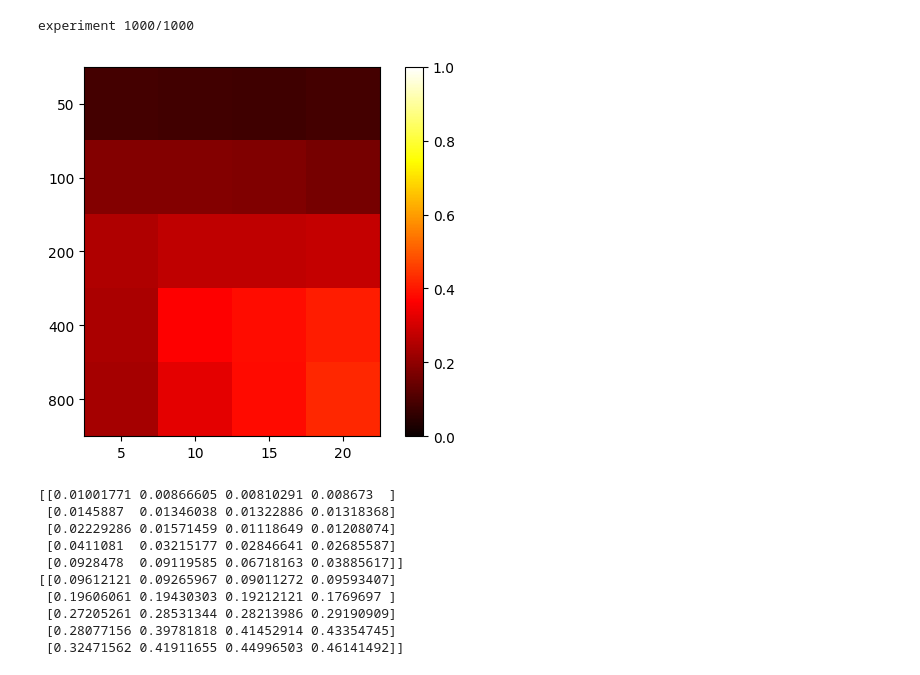
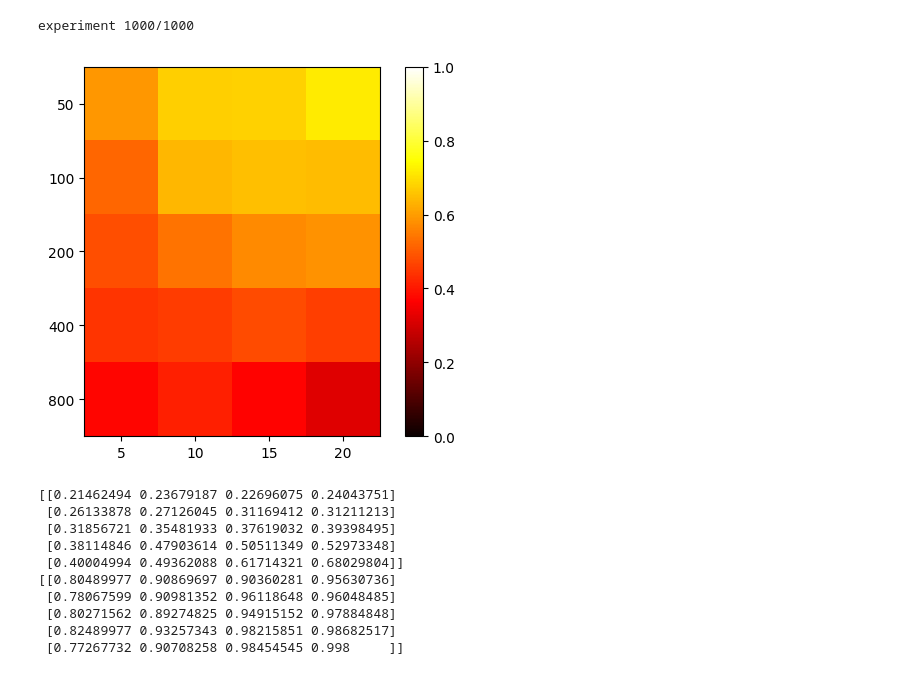
Before and after one commit to inagege/ImprovingSubgroupDiscovery, a Jupyter notebook: PRIM_Performance_Analyzing/PRIM_Baseline.ipynb, the cells around one changed output. Saved outputs shown, nothing was run; the diff lists cells and outputs as text; code cells hidden in the pictures.

```diff
--- a/PRIM_Performance_Analyzing/PRIM_Baseline.ipynb
+++ b/PRIM_Performance_Analyzing/PRIM_Baseline.ipynb
@@ -52,18 +52,18 @@ experiment 1000/1000
 # %%
-create_heatmap_generated_data_precision(calculate_y_sobol_levitan1999, 20, package, None, 50)
+create_heatmap_best_box_generated_data_precision(calculate_y_sobol_levitan1999, 20, package, None, 50)
 # %% [output]
 experiment 1000/1000
-[figure, old version]
+[figure, new version]
-[[0.01001771 0.00866605 0.00810291 0.008673  ]
- [0.0145887  0.01346038 0.01322886 0.01318368]
- [0.02229286 0.01571459 0.01118649 0.01208074]
- [0.0411081  0.03215177 0.02846641 0.02685587]
- [0.0928478  0.09119585 0.06718163 0.03885617]]
-[[0.09612121 0.09265967 0.09011272 0.09593407]
- [0.19606061 0.19430303 0.19212121 0.1769697 ]
- [0.27205261 0.28531344 0.28213986 0.29190909]
- [0.28077156 0.39781818 0.41452914 0.43354745]
- [0.32471562 0.41911655 0.44996503 0.46141492]]
+[[0.21462494 0.23679187 0.22696075 0.24043751]
+ [0.26133878 0.27126045 0.31169412 0.31211213]
+ [0.31856721 0.35481933 0.37619032 0.39398495]
+ [0.38114846 0.47903614 0.50511349 0.52973348]
+ [0.40004994 0.49362088 0.61714321 0.68029804]]
+[[0.80489977 0.90869697 0.90360281 0.95630736]
+ [0.78067599 0.90981352 0.96118648 0.96048485]
+ [0.80271562 0.89274825 0.94915152 0.97884848]
+ [0.82489977 0.93257343 0.98215851 0.98682517]
+ [0.77267732 0.90708258 0.98454545 0.998     ]]
 # %%
 pts = [50, 100, 200, 400, 800, 1600, 3200, 6400]  # number of points to experiment with
 atrs = [5, 10, 15, 18]  # number of dimensions to experiment with
```
Also changed, not shown: parts of 3 cells of this notebook, 4 other files.
